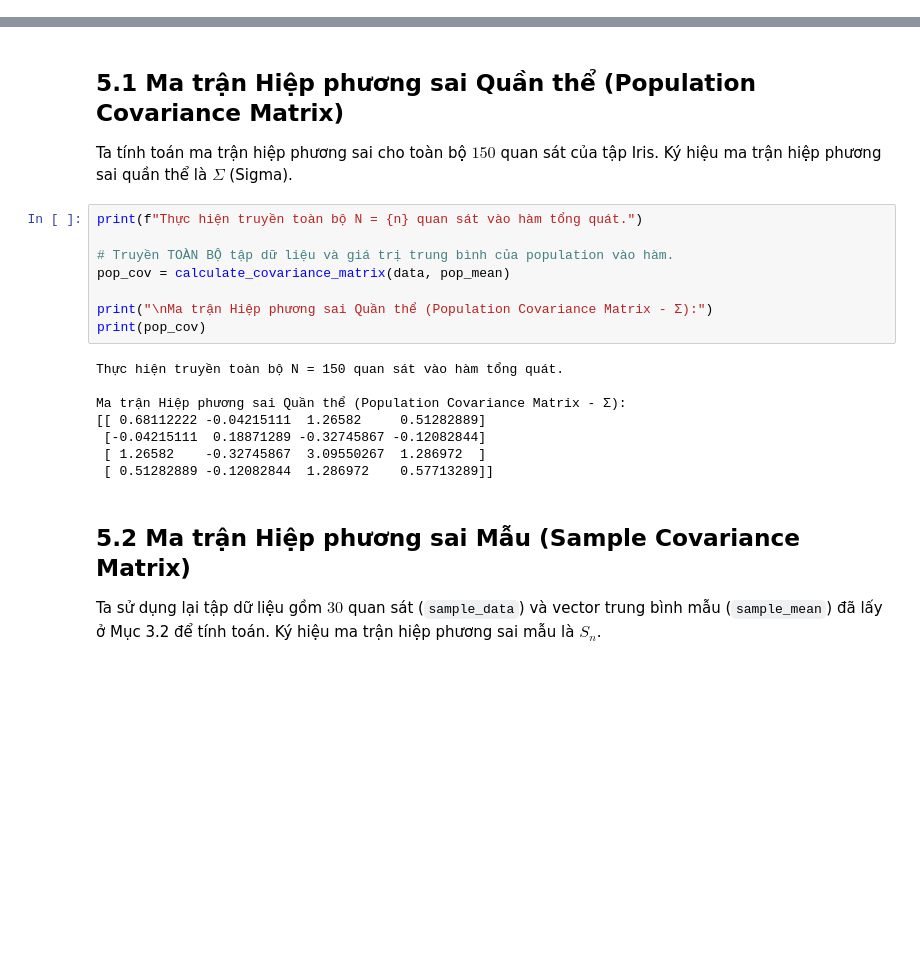
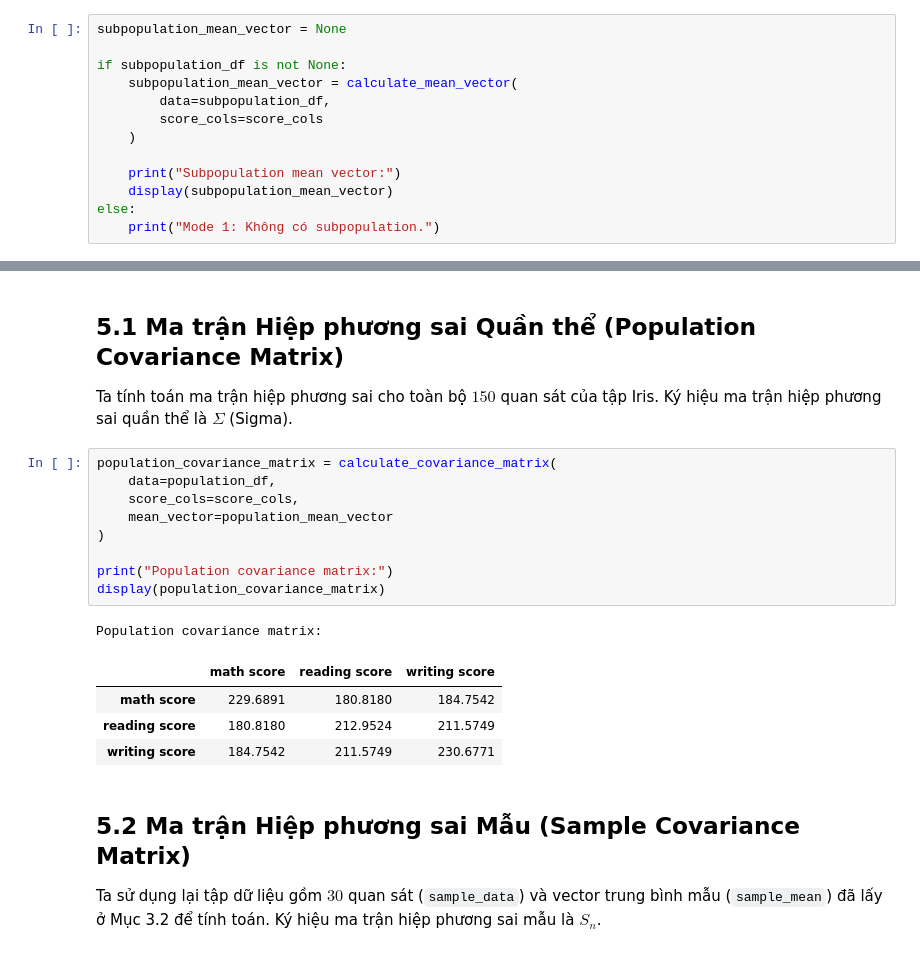
Before and after one commit to ntnthinh205/gk_msa, a Jupyter notebook: multivariate_statistics.ipynb, the cells around one changed output, grey strips where cells are left out. Cells and saved outputs as stored; diff of their text form; blank space fills up the shorter version.

```diff
--- a/multivariate_statistics.ipynb
+++ b/multivariate_statistics.ipynb
@@ -135,0 +523,13 @@ Nhận xét: Vector trung bình mẫu mang giá trị xấp xỉ và đóng vai
+# %%
+subpopulation_mean_vector = None
+
+if subpopulation_df is not None:
+    subpopulation_mean_vector = calculate_mean_vector(
+        data=subpopulation_df,
+        score_cols=score_cols
+    )
+
+    print("Subpopulation mean vector:")
+    display(subpopulation_mean_vector)
+else:
+    print("Mode 1: Không có subpopulation.")
@@ -237,21 +1157,20 @@ def calculate_covariance_matrix(input_data, mean_vec):
 
 Ta tính toán ma trận hiệp phương sai cho toàn bộ $150$ quan sát của tập Iris. Ký hiệu ma trận hiệp phương sai quần thể là $\Sigma$ (Sigma).
 # %%
-print(f"Thực hiện truyền toàn bộ N = {n} quan sát vào hàm tổng quát.")
+population_covariance_matrix = calculate_covariance_matrix(
+    data=population_df,
+    score_cols=score_cols,
+    mean_vector=population_mean_vector
+)
 
-# Truyền TOÀN BỘ tập dữ liệu và giá trị trung bình của population vào hàm.
-pop_cov = calculate_covariance_matrix(data, pop_mean)
-
-print("\nMa trận Hiệp phương sai Quần thể (Population Covariance Matrix - Σ):")
-print(pop_cov)
+print("Population covariance matrix:")
+display(population_covariance_matrix)
 # %% [output]
-Thực hiện truyền toàn bộ N = 150 quan sát vào hàm tổng quát.
-
-Ma trận Hiệp phương sai Quần thể (Population Covariance Matrix - Σ):
-[[ 0.68112222 -0.04215111  1.26582     0.51282889]
- [-0.04215111  0.18871289 -0.32745867 -0.12082844]
- [ 1.26582    -0.32745867  3.09550267  1.286972  ]
- [ 0.51282889 -0.12082844  1.286972    0.57713289]]
+Population covariance matrix:
+|  | math score | reading score | writing score |
+| math score | 229.6891 | 180.8180 | 184.7542 |
+| reading score | 180.8180 | 212.9524 | 211.5749 |
+| writing score | 184.7542 | 211.5749 | 230.6771 |
 # %% [markdown]
 ## 5.2 Ma trận Hiệp phương sai Mẫu (Sample Covariance Matrix)
 
```
Also changed, not shown: parts of 64 cells of this notebook.
